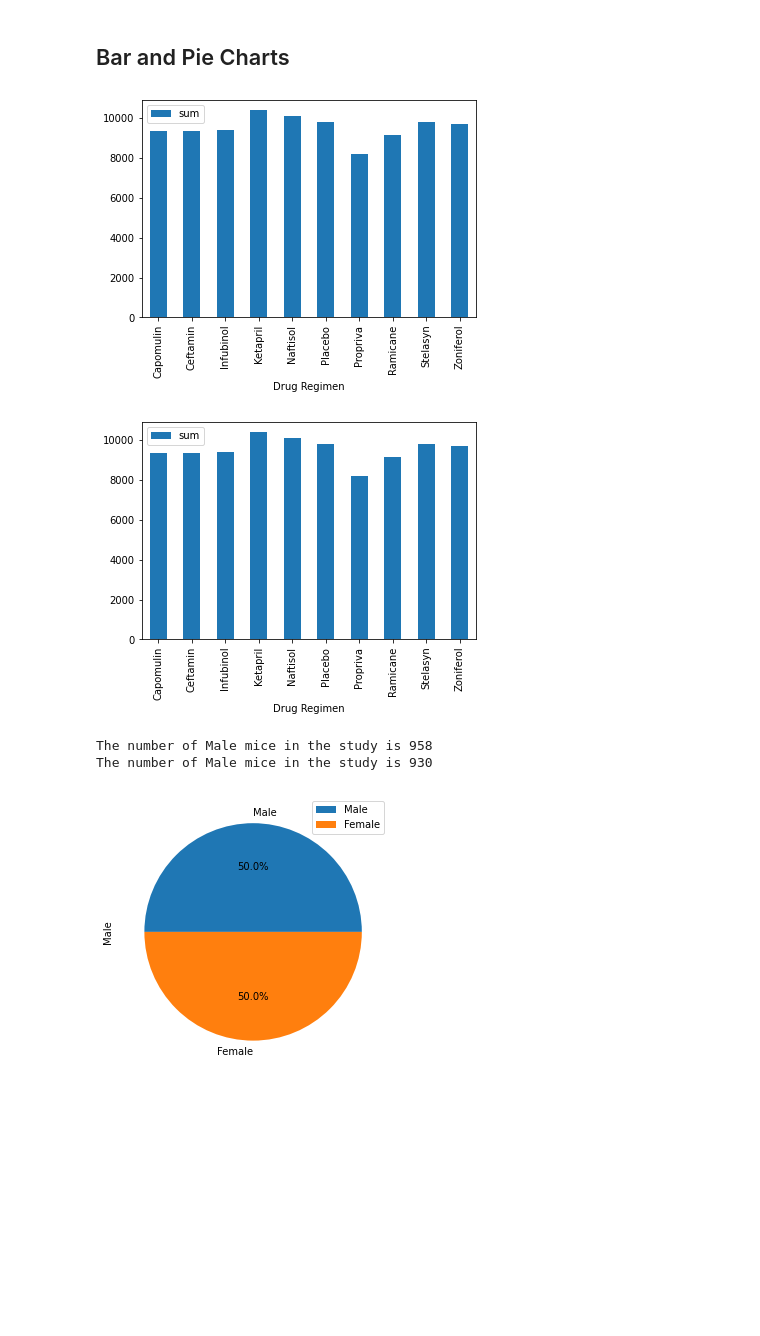
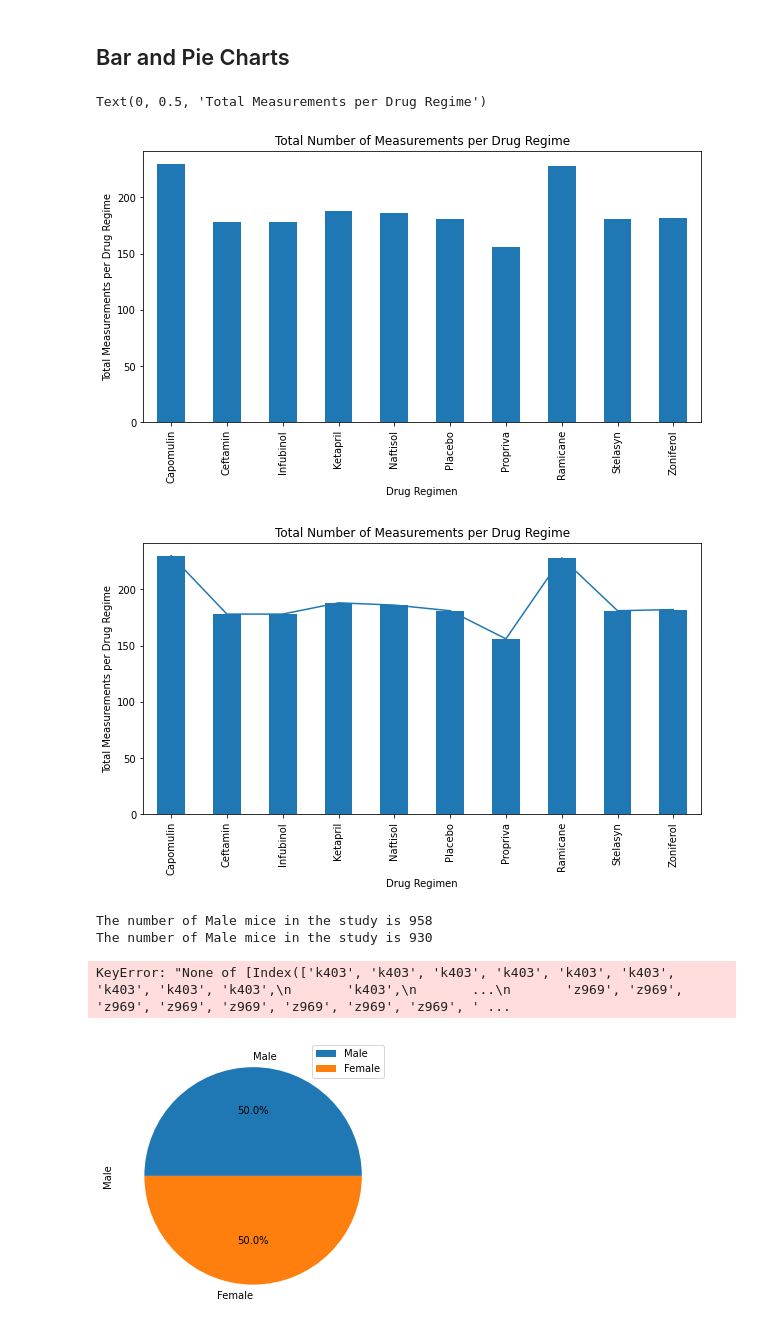
Before and after one commit to Yazz-01/Matplotlib_Pharma_Challenge, a Jupyter notebook: main_pharma.ipynb, the cells around one changed output. Cells and saved outputs as stored; diff of their text form; code cells hidden in the pictures; blank space fills up the shorter version.

Commit message:
The bar-graphs were improved
Bar-graphs plotting was enhanced by new labels

```diff
--- a/main_pharma.ipynb
+++ b/main_pharma.ipynb
@@ -153,25 +168,29 @@ stats_tumor
 ## Bar and Pie Charts
 # %%
 # Generate a bar plot showing the total number of measurements taken per drug regimen using pandas.
-total_measures = clean_study_df.groupby(["Drug Regimen"])["Tumor Volume (mm3)"].agg([np.sum])
+total_measures = clean_study_df.groupby(["Drug Regimen"]).count()["Tumor Volume (mm3)"]
 total_measures
 
 #Plotting total measurements
-plot_total_measures = total_measures.plot.bar(rot=90)
+plot_total_measures = total_measures.plot(kind="bar",rot=90, figsize=(10,5))
+plt.title("Total Number of Measurements per Drug Regime")
+plt.ylabel("Total Measurements per Drug Regime")
 # %% [output]
+Text(0, 0.5, 'Total Measurements per Drug Regime')
-[figure, old version]
+[figure, new version]
 # %%
 # Generate a bar plot showing the total number of measurements taken on each drug regimen using pyplot.
 total_measures
 
 #Plotting total measurements
-total_measures.plot(kind='bar')
-
-# Turn on the grid
-plt.minorticks_off()
+total_measures.plot()
+#Plotting total measurements
+plot_total_measures = total_measures.plot(kind='bar',rot=90, figsize=(10,5))
+plt.title("Total Number of Measurements per Drug Regime")
+plt.ylabel("Total Measurements per Drug Regime")
 plt.show()
 # %% [output]
-[figure, old version]
+[figure, new version]
 # %%
 # 3.--------Pie Charts
 # %%
@@ -186,6 +206,10 @@ print(f"The number of Male mice in the study is {total_measur_female}")
 # %% [output]
 The number of Male mice in the study is 958
 The number of Male mice in the study is 930
+# %%
+ratones = clean_study_df.loc[(clean_study_df["Mouse ID"])]
+# %% [output]
+KeyError: "None of [Index(['k403', 'k403', 'k403', 'k403', 'k403', 'k403', 'k403', 'k403', 'k403',\n       'k403',\n       ...\n       'z969', 'z969', 'z969', 'z969', 'z969', 'z969', 'z969', 'z969', ' ...
 # %%
 # Generate a pie plot showing the distribution of female versus male mice using pandas
 
```
Also changed, not shown: parts of 3 cells of this notebook.
